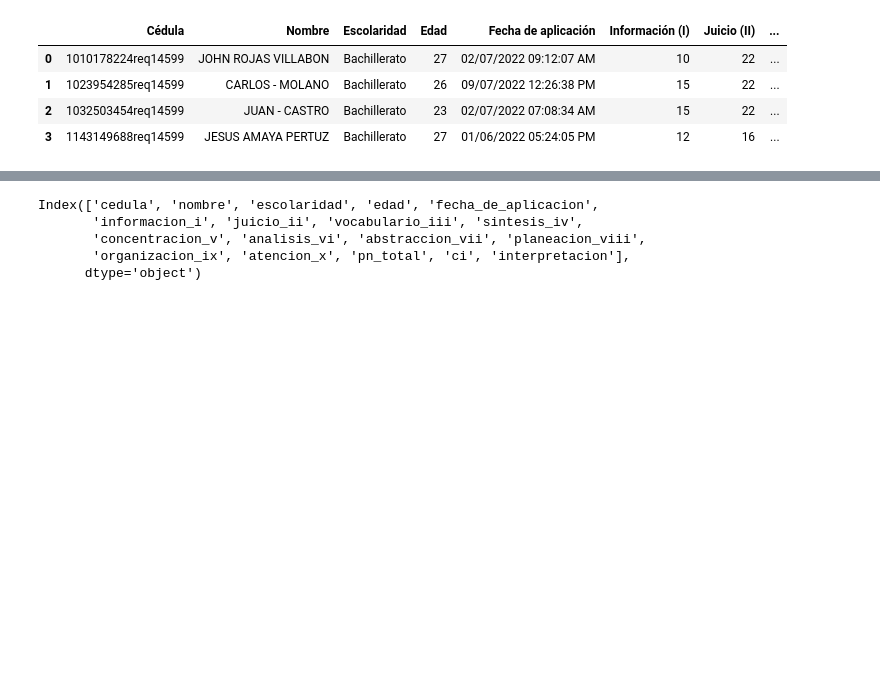
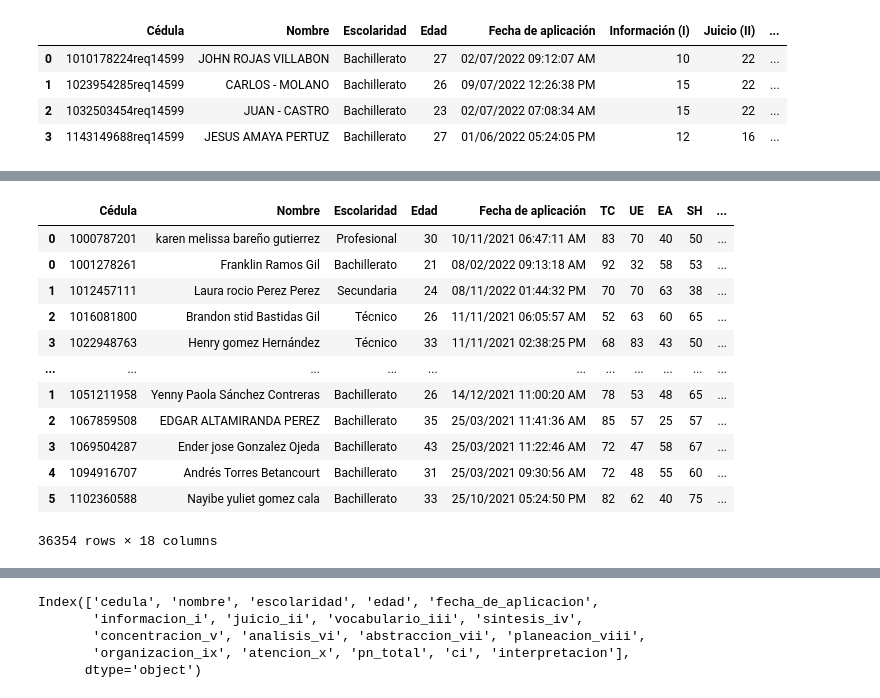
Before and after one commit to HQ5SAS/LABORATORIO_JAZZ, a Jupyter notebook: psicotecnicasAsociate.ipynb, the cells around one changed output, grey strips where cells are left out. Cells and saved outputs as stored; diff of their text form; code cells hidden in the pictures; blank space fills up the shorter version.

Commit message:
obtencion de tablas pruebas psicotecnicas

```diff
--- a/psicotecnicasAsociate.ipynb
+++ b/psicotecnicasAsociate.ipynb
@@ -532,0 +535,16 @@ pruebaCleaver
+# %%
+pruebaValores
+# %% [output]
+|  | Cédula | Nombre | Escolaridad | Edad | Fecha de aplicación | TC | UE | EA | SH | ... |
+| 0 | 1000787201 | karen melissa bareño gutierrez | Profesional | 30 | 10/11/2021 06:47:11 AM | 83 | 70 | 40 | 50 | ... |
+| 0 | 1001278261 | Franklin Ramos Gil | Bachillerato | 21 | 08/02/2022 09:13:18 AM | 92 | 32 | 58 | 53 | ... |
+| 1 | 1012457111 | Laura rocio Perez Perez | Secundaria | 24 | 08/11/2022 01:44:32 PM | 70 | 70 | 63 | 38 | ... |
+| 2 | 1016081800 | Brandon stid Bastidas Gil | Técnico | 26 | 11/11/2021 06:05:57 AM | 52 | 63 | 60 | 65 | ... |
+| 3 | 1022948763 | Henry gomez Hernández | Técnico | 33 | 11/11/2021 02:38:25 PM | 68 | 83 | 43 | 50 | ... |
+| ... | ... | ... | ... | ... | ... | ... | ... | ... | ... | ... |
+| 1 | 1051211958 | Yenny Paola Sánchez Contreras | Bachillerato | 26 | 14/12/2021 11:00:20 AM | 78 | 53 | 48 | 65 | ... |
+| 2 | 1067859508 | EDGAR ALTAMIRANDA PEREZ | Bachillerato | 35 | 25/03/2021 11:41:36 AM | 85 | 57 | 25 | 57 | ... |
+| 3 | 1069504287 | Ender jose Gonzalez Ojeda | Bachillerato | 43 | 25/03/2021 11:22:46 AM | 72 | 47 | 58 | 67 | ... |
+| 4 | 1094916707 | Andrés Torres Betancourt | Bachillerato | 31 | 25/03/2021 09:30:56 AM | 72 | 48 | 55 | 60 | ... |
+| 5 | 1102360588 | Nayibe yuliet gomez cala | Bachillerato | 33 | 25/10/2021 05:24:50 PM | 82 | 62 | 40 | 75 | ... |
+36354 rows × 18 columns
```
Also changed, not shown: parts of 5 cells of this notebook, 1 other file.
